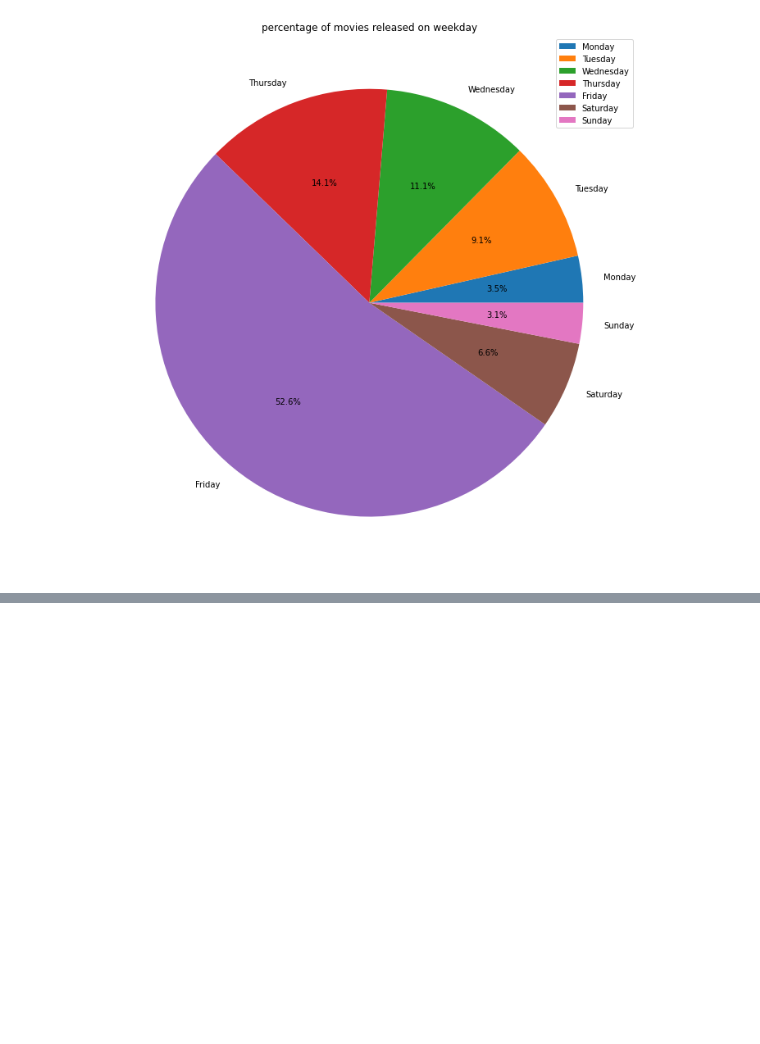
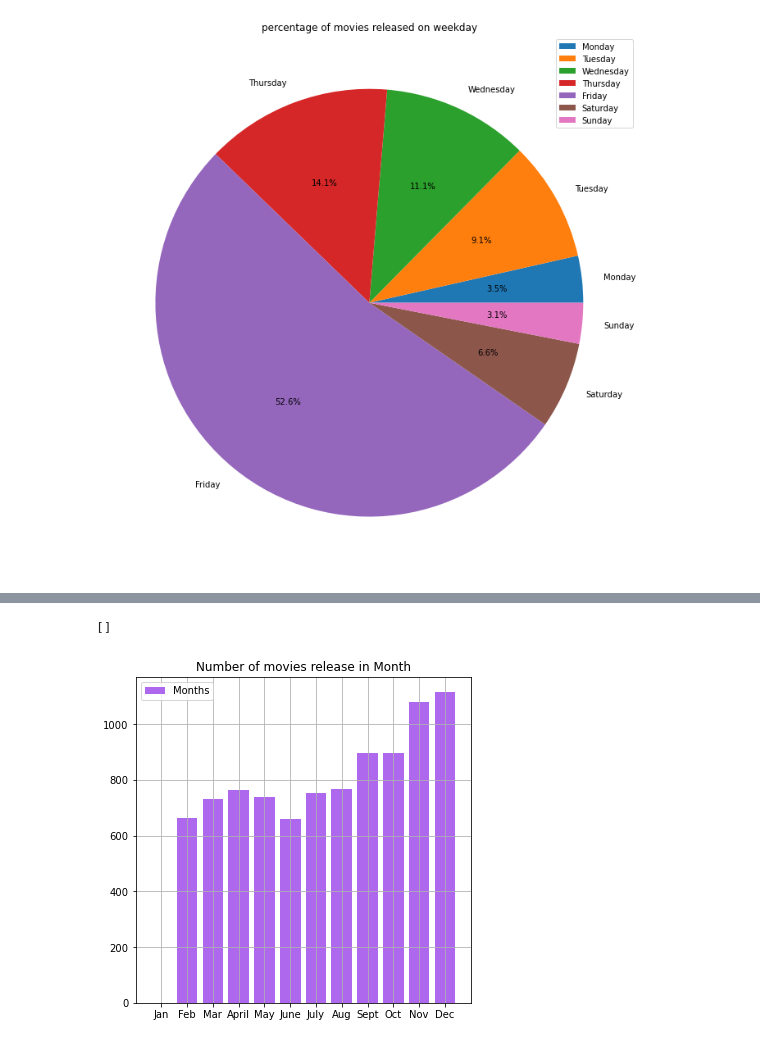
Before and after one commit to Chinmay487/movie_scrape, a Jupyter notebook: analysis.ipynb, the cells around one changed output, grey strips where cells are left out. Saved outputs shown, nothing was run; the diff lists cells and outputs as text; code cells hidden in the pictures; blank space fills up the shorter version.

```diff
--- a/analysis.ipynb
+++ b/analysis.ipynb
@@ -823,3 +823,12 @@ plt.plot()
 # %% [output]
 []
 [figure]
+# %%
+monthly_info = {
+    'month':['Jan','Feb','Mar','April','May','June','July','Aug','Sept','Oct','Nov','Dec'],
+    'movies_released':[
+        len(df_copy[df_copy['release_month'] == i]) for i in range(12)
+    ]
+}
+
+month_df = pd.DataFrame(monthly_info)
@@ -825,0 +851,12 @@ plt.plot()
+# %%
+plt.figure(figsize=(6,6))
+plt.grid()
+x =  monthly_info['month']
+y = monthly_info['movies_released']
+plt.bar(x,y,color='#ad68ed')
+plt.legend(['Months','Number of movies released'])
+plt.title('Number of movies release in Month')
+plt.plot()
+# %% [output]
+[]
+[figure, added]
```
Also changed, not shown: parts of 17 cells of this notebook.
